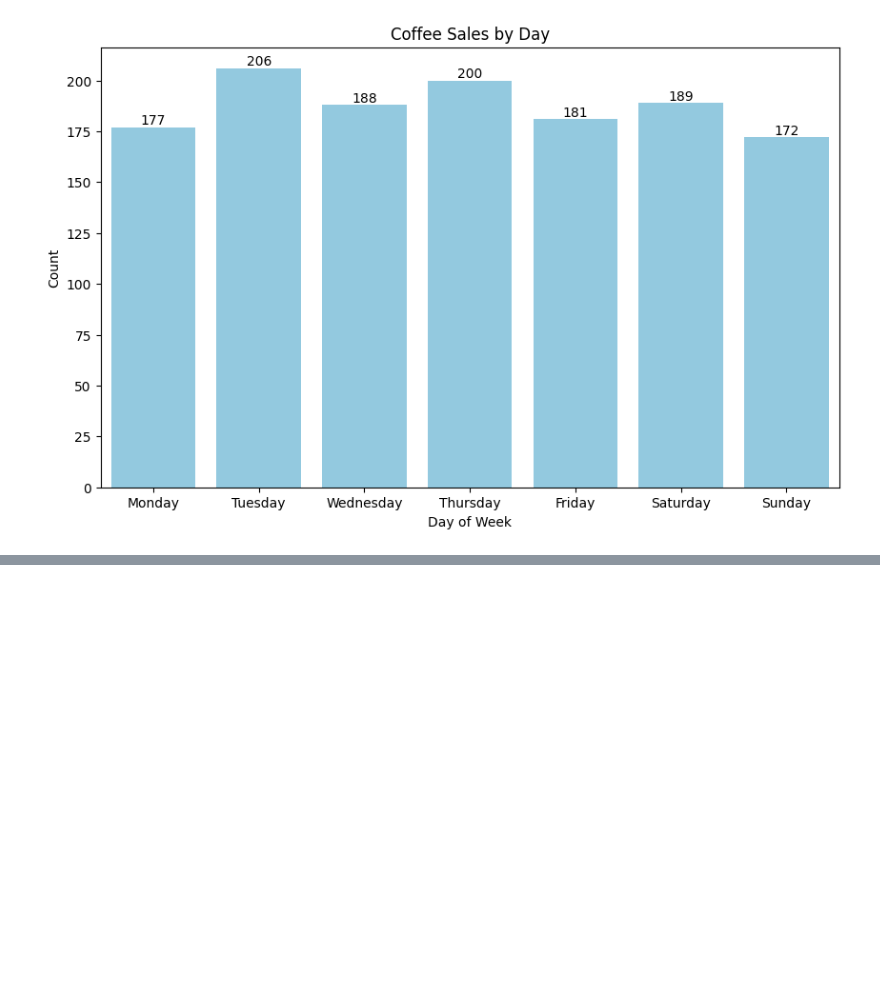
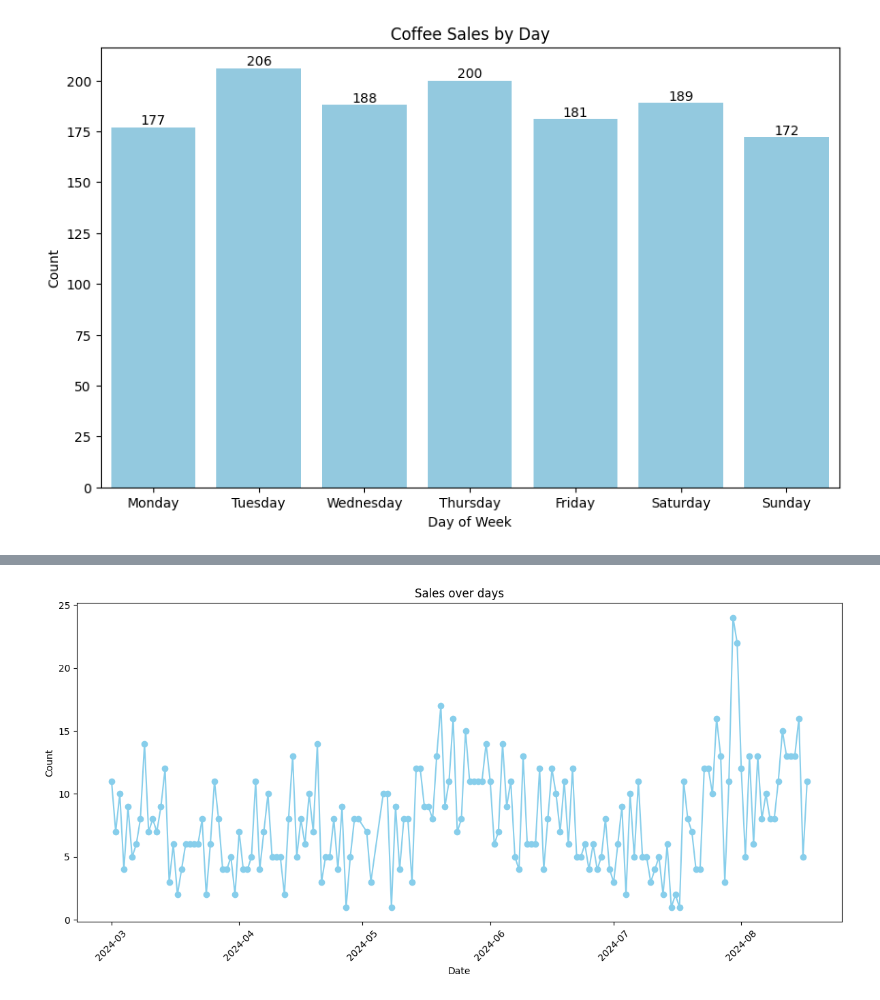
Before and after one commit to soham-bhagwat/Data-Analysis-EDA, a Jupyter notebook: coffee-sales-eda.ipynb, the cells around one changed output, grey strips where cells are left out. Saved outputs shown, nothing was run; the diff lists cells and outputs as text; code cells hidden in the pictures; blank space fills up the shorter version.

Commit message:
Kaggle Notebook | Coffee Sales EDA | Version 4

```diff
--- a/coffee-sales-eda.ipynb
+++ b/coffee-sales-eda.ipynb
@@ -155,0 +161,3 @@ Text(0.5, 1.0, 'Coffee Sales by Day')
+# %%
+date_counts = df.groupby('date').size().reset_index(name = 'count')
+date_counts
@@ -155,0 +178,17 @@ Text(0.5, 1.0, 'Coffee Sales by Day')
+# %%
+plt.figure(figsize=(12, 6))
+plt.plot(date_counts['date'], date_counts['count'], marker='o', linestyle='-', color='skyblue')
+
+# Add labels and title
+plt.xlabel('Date')
+plt.ylabel('Count')
+plt.title('Sales over days')
+
+# Rotate x-axis labels for better readability
+plt.xticks(rotation=45)
+
+# Display the plot
+plt.tight_layout()
+plt.show()
+# %% [output]
+[figure, added]
```
Also changed, not shown: parts of 13 cells of this notebook.
